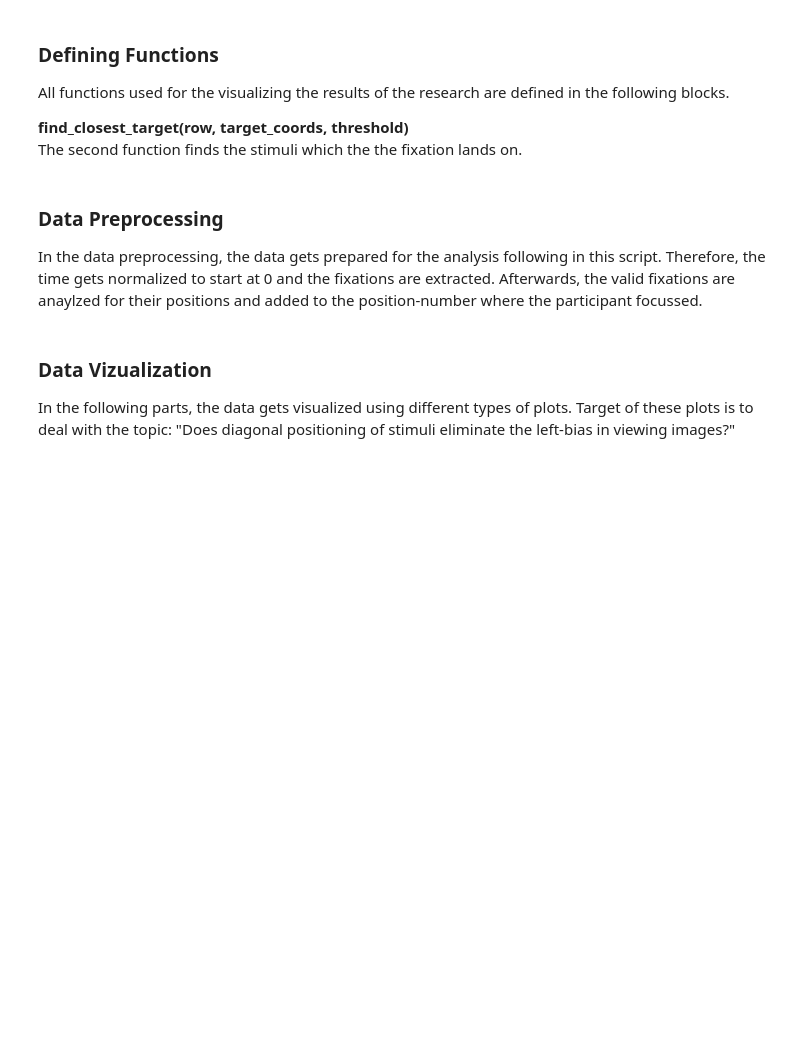
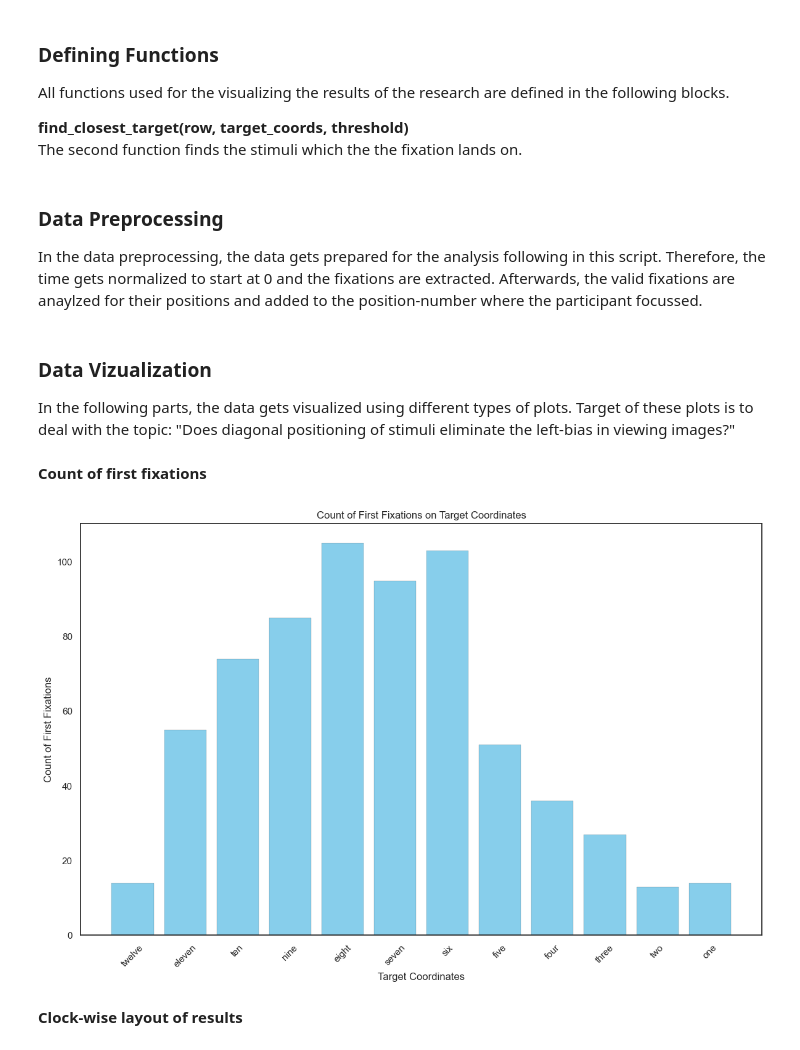
Before and after one commit to PatrickEbner/2024-SoSe_EyeTracking, a Jupyter notebook: scripts/DiagonalBias.ipynb, the cells around one changed output. Cells and saved outputs as stored; diff of their text form; code cells hidden in the pictures; blank space fills up the shorter version.

Commit message:
percentual comparison - first concepts

```diff
--- a/scripts/DiagonalBias.ipynb
+++ b/scripts/DiagonalBias.ipynb
@@ -141,3 +144,22 @@ In the following parts, the data gets visualized using different types of plots.
+# %% [markdown]
+**Count of first fixations**
+# %%
+plt.figure(figsize=(12, 8))
+reversed_coordinates = sum_df['Coordinate'][::-1]
+reversed_count = sum_df['Count'][::-1]
+plt.bar(reversed_coordinates, reversed_count, color='skyblue', edgecolor='black', linewidth = 0.1)
+plt.xlabel('Target Coordinates')
+plt.ylabel('Count of First Fixations')
+plt.title('Count of First Fixations on Target Coordinates')
+plt.xticks(rotation=45)
+plt.tight_layout()
+
+# Show the plot
+plt.show()
+# %% [output]
+[figure, added]
+# %% [markdown]
+**Clock-wise layout of results**
 # %%
 # Die Kategorien in der gewünschten Reihenfolge umsortieren
 categories = ['three', 'two', 'one','twelve', 'eleven', 'ten', 'nine', 'eight', 'seven', 'six', 'five', 'four']
```
Also changed, not shown: parts of 10 cells of this notebook.
